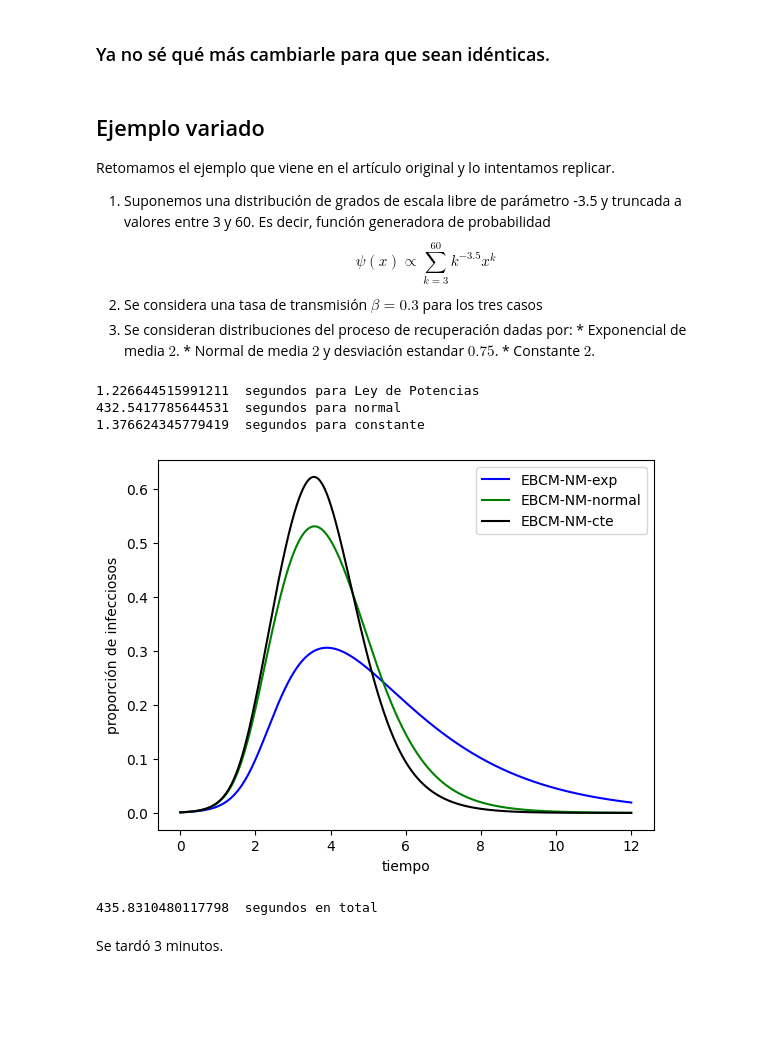
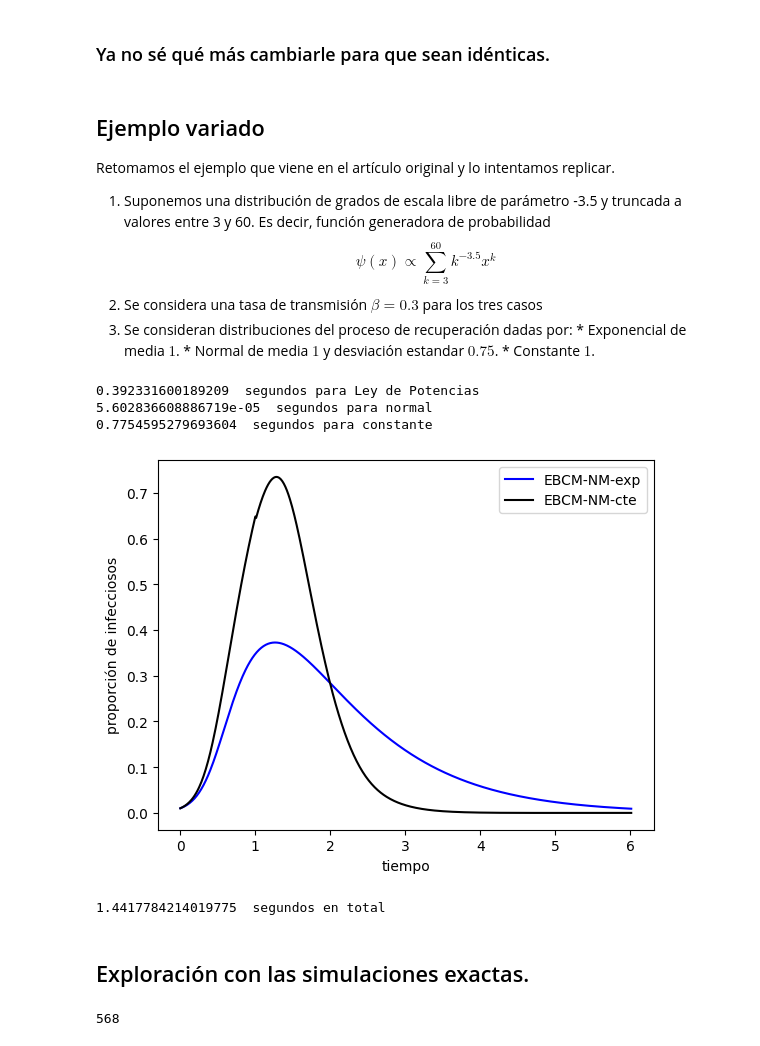
Before and after one commit to JairEsc/Mat_Apl_2, a Jupyter notebook: EBCM_no_markoviano.ipynb, the cells around one changed output. Saved outputs shown, nothing was run; the diff lists cells and outputs as text; code cells hidden in the pictures; blank space fills up the shorter version.

```diff
--- a/EBCM_no_markoviano.ipynb
+++ b/EBCM_no_markoviano.ipynb
@@ -226,9 +226,9 @@ Retomamos el ejemplo que viene en el artículo original y lo intentamos replicar
 $$\psi(x)\propto \sum\limits_{k=3}^{60}k^{-3.5}x^k$$
 2.   Se considera una tasa de transmisión $\beta=0.3$ para los tres casos
 3.   Se consideran distribuciones del proceso de recuperación dadas por:
-    *   Exponencial de media $2$.
-    *   Normal de media $2$ y desviación estandar $0.75$.
-    *   Constante $2$.
+    *   Exponencial de media $1$.
+    *   Normal de media $1$ y desviación estandar $0.75$.
+    *   Constante $1$.
 # %%
 import time
 start_time_00=time.time()
@@ -252,16 +252,16 @@ def approx_prime_2_psi_powerlaw(x):
     for k in range(3,60):
         u+=(k-1)*k**(-1.5)*x**(k-2)
     return s*u
-I_0=0.001
+I_0=0.01
 from scipy.optimize import fsolve
 def psi_CI_pl(x):
   return approx_psi_powerlaw(x)+I_0-1
 theta_0=fsolve(psi_CI_pl,1,)[0]
 import matplotlib.pyplot as plt
 iniciales=[1-I_0,I_0,0,theta_0]
-beta=0.3
-gamma=0.5
-fin_T=12
+beta=0.75
+gamma=1
+fin_T=6
 step_len=0.01
 def beta_cte(a):
     return beta
@@ -270,49 +270,49 @@ def gamma_fun_exp(a):
 def gamma_fun_normal(a):
     with np.errstate(divide='raise'):
       try:
-        ret=scipy.stats.norm.pdf(a,loc=2,scale=0.75)/(1-scipy.stats.norm.cdf(a,loc=2,scale=0.75))
+        ret=scipy.stats.norm.pdf(a,loc=1,scale=0.75)/(1-scipy.stats.norm.cdf(a,loc=1,scale=0.75))
       except:
         ret=0.01**(-1)
     return ret
 def gamma_fun_cte(a):
-    if a==2.0:
+    if a==1.0:
         return 0.01**(-1)
     else:
         return 0
 start_time=time.time()
 T,I_exp=EBCM_non_markovian(iniciales=iniciales,riesgo_inf=beta_cte,riesgo_rec=gamma_fun_exp,fgp=approx_psi_powerlaw,
                        fgp_prime_1=approx_prime_psi_powerlaw,fgp_prime_2=approx_prime_2_psi_powerlaw,step_len=step_len,fin=fin_T)
 print(time.time()-start_time," segundos para Ley de Potencias")
 start_time=time.time()
-T,I_normal=EBCM_non_markovian(iniciales=iniciales,riesgo_inf=beta_cte,riesgo_rec=gamma_fun_normal,fgp=approx_psi_powerlaw,
-                       fgp_prime_1=approx_prime_psi_powerlaw,fgp_prime_2=approx_prime_2_psi_powerlaw,step_len=step_len,fin=fin_T)
+#T,I_normal=EBCM_non_markovian(iniciales=iniciales,riesgo_inf=beta_cte,riesgo_rec=gamma_fun_normal,fgp=approx_psi_powerlaw,
+ #                      fgp_prime_1=approx_prime_psi_powerlaw,fgp_prime_2=approx_prime_2_psi_powerlaw,step_len=step_len,fin=fin_T)
 print(time.time()-start_time," segundos para normal")
 start_time=time.time()
 T,I_cte=EBCM_non_markovian(iniciales=iniciales,riesgo_inf=beta_cte,riesgo_rec=gamma_fun_cte,fgp=approx_psi_powerlaw,
                        fgp_prime_1=approx_prime_psi_powerlaw,fgp_prime_2=approx_prime_2_psi_powerlaw,step_len=step_len,fin=fin_T)
 print(time.time()-start_time," segundos para constante")
 ####
 def EBCM_2(y, t, beta, gamma,psi,psi_prime):
     theta, R = y
     dydt = [-beta*theta+beta*(psi_prime(theta)/psi_prime(1))+gamma*(-theta+theta_0), gamma*(1-psi(theta)-R)]
     return dydt
 from scipy.integrate import odeint
 y0 = [theta_0, 0.0]
 t = np.linspace(0, fin_T, 1001)
 sol_2 = odeint(EBCM_2, y0, t, args=(beta, gamma,approx_psi_powerlaw,approx_prime_psi_powerlaw))
 plt.ylabel('proporción de infecciosos')
 plt.xlabel('tiempo')
 plt.plot(T,I_exp,'blue',label='EBCM-NM-exp')
-plt.plot(T,I_normal,'green',label='EBCM-NM-normal')
+#plt.plot(T,I_normal,'green',label='EBCM-NM-normal')
 plt.plot(T,I_cte,'black',label='EBCM-NM-cte')
 plt.legend()
 plt.show()
 print(time.time()-start_time_00," segundos en total")
 # %% [output]
-1.226644515991211  segundos para Ley de Potencias
-432.5417785644531  segundos para normal
-1.376624345779419  segundos para constante
+0.392331600189209  segundos para Ley de Potencias
+5.602836608886719e-05  segundos para normal
+0.7754595279693604  segundos para constante
-[figure, old version]
+[figure, new version]
-435.8310480117798  segundos en total
+1.4417784214019775  segundos en total
-# %% [markdown]
-Se tardó 3 minutos.
+# %% [markdown]
+## Exploración con las simulaciones exactas.
@@ -318,0 +414,5 @@ Se tardó 3 minutos.
+# %%
+k_dist=np.random.choice(range(3,60),size=N,p=[s*k**(-2.5) for k in range(3,60)],replace=True)
+print(np.sum(k_dist))
+# %% [output]
+568
```
Also changed, not shown: parts of 3 cells of this notebook.
